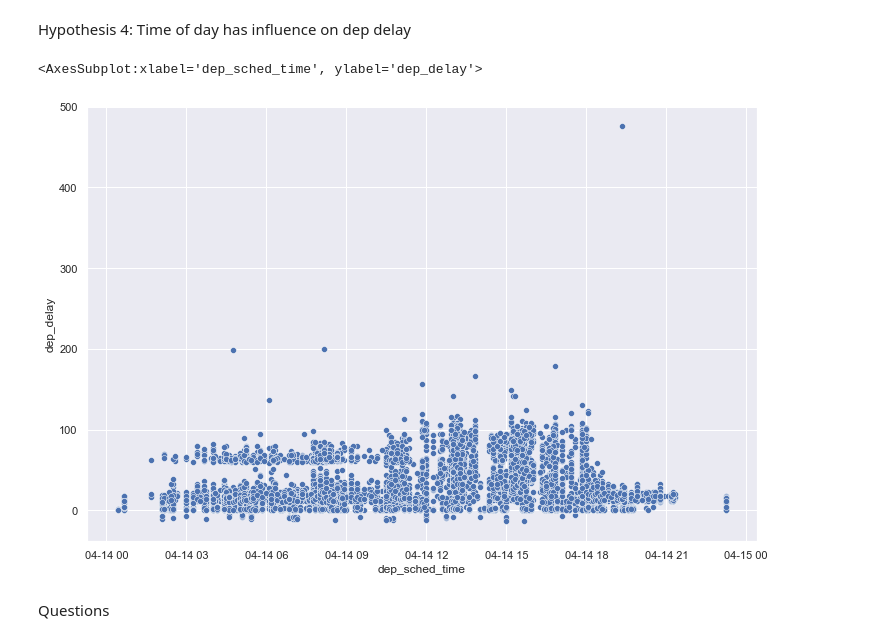
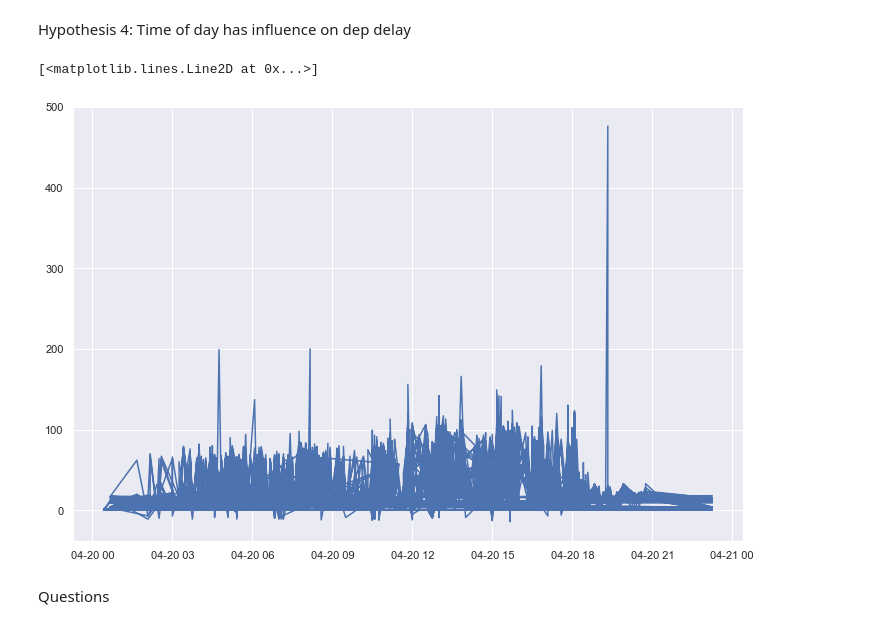
Before and after one commit to Paul1911/Delay-Prediction, a Jupyter notebook: notebooks/model_engineering.ipynb, the cells around one changed output. Cells and saved outputs as stored; diff of their text form; code cells hidden in the pictures.

```diff
--- a/notebooks/model_engineering.ipynb
+++ b/notebooks/model_engineering.ipynb
@@ -230,10 +303,29 @@ sns.boxplot(data = flt_info.drop(['leg_no'], axis = 1))
 # %% [markdown]
 Hypothesis 4: Time of day has influence on dep delay
-# %%
-sns.scatterplot(x=flt_info['dep_sched_time'], y=flt_info['dep_delay'])
-# %% [output]
-<AxesSubplot:xlabel='dep_sched_time', ylabel='dep_delay'>
-[figure, removed]
+# %%
+#creade new df
+flt_info_h4 = flt_info
+flt_info_h4['dep_sched_time_of_day'] = flt_info_h4['dep_sched_time'].dt.time
+
+#workaroud to create time of day with unique date as datetime
+dep_sched_time_of_day_datetime = [datetime.datetime.combine(datetime.date.today(), t) for t in flt_info_h4['dep_sched_time_of_day']]
+plt.plot(dep_sched_time_of_day_datetime, flt_info_h4['dep_delay'])
+
+#flt_info_h4['dep_sched_time_of_day'] = flt_info_h4['dep_sched_time_of_day'].dt.minute
+#flt_info_h4.set_index('dep_sched_time_of_day', inplace = True)
+
+
+
+#groupby
+#flt_info_h4.groupby('dep_sched_time_of_day').mean()
+
+#plt.plot(flt_info_h4['dep_delay'])
+
+#flt_info['dep_sched_time'].dt.time
+#flt_info_h4['dep_sched_time_of_day']
+# %% [output]
+[<matplotlib.lines.Line2D at 0x...>]
+[figure, added]
 # %% [markdown]
 Questions
 # %% [markdown]
```
Also changed, not shown: parts of 24 cells of this notebook, 1 other file.
